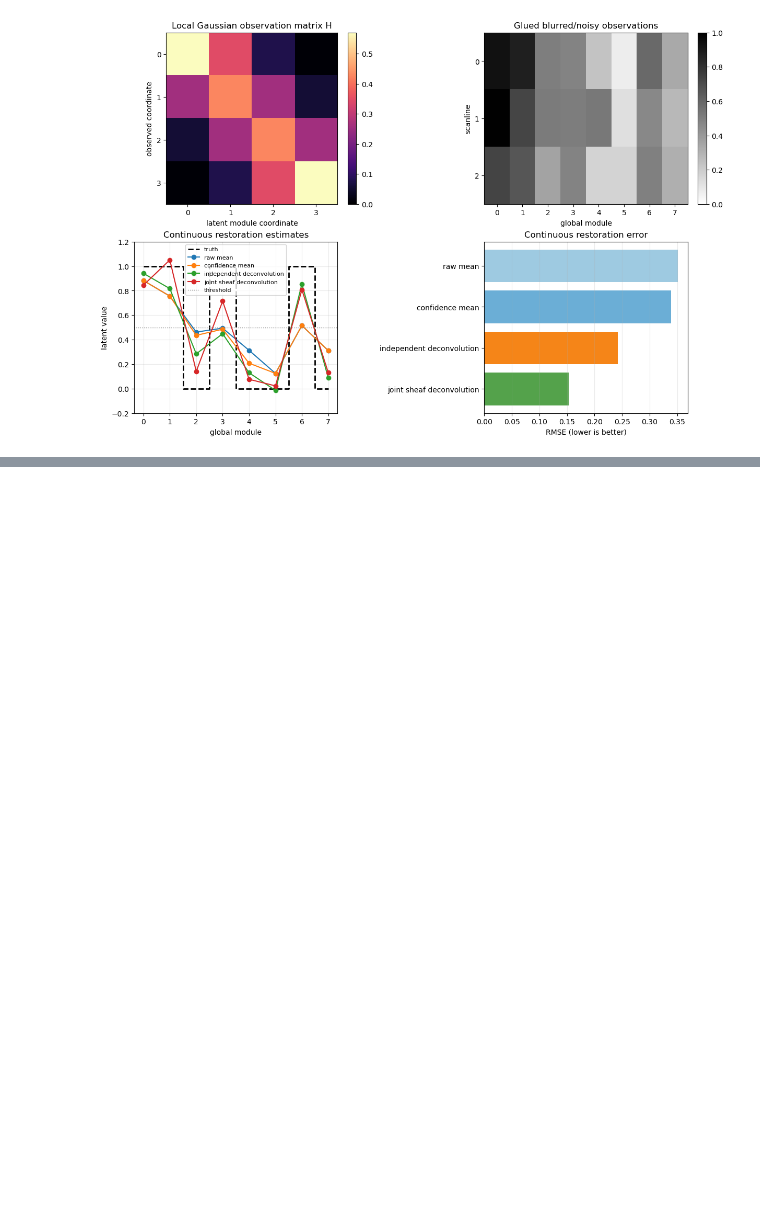
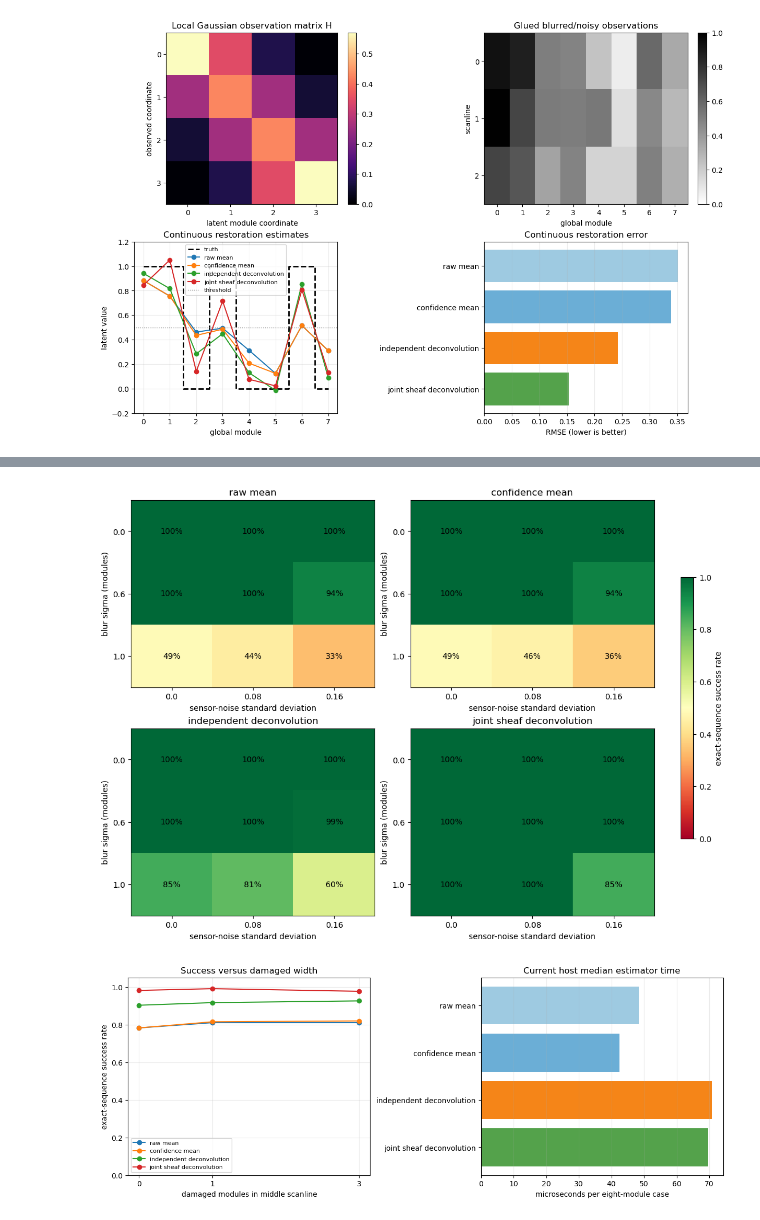
Before and after one commit to mikelandjelos/bayesian-barcode-restoration, a Jupyter notebook: research/notebooks/01_linear_cellular_sheaf.ipynb, the cells around one changed output, grey strips where cells are left out. Drawn from its saved outputs; the diff is of its cells as text; code cells hidden in the pictures; blank space fills up the shorter version.

```diff
--- a/research/notebooks/01_linear_cellular_sheaf.ipynb
+++ b/research/notebooks/01_linear_cellular_sheaf.ipynb
@@ -832,0 +1124,37 @@ This notebook intentionally stops here. The next gate, only after review, should
+# %%
+success_by_blur_noise = gate5_success.mean(axis=(3, 4))
+fig, axes = plt.subplots(2, 2, figsize=(11, 8), constrained_layout=True)
+for method_index, (method_name, ax) in enumerate(zip(gate5_method_names, axes.flat)):
+    values = success_by_blur_noise[method_index]
+    image_handle = ax.imshow(values, vmin=0, vmax=1, cmap='RdYlGn', aspect='auto')
+    for blur_index in range(len(gate5_blur_levels)):
+        for noise_index in range(len(gate5_noise_levels)):
+            ax.text(noise_index, blur_index, f'{values[blur_index, noise_index]:.0%}', ha='center', va='center')
+    ax.set(
+        title=method_name,
+        xlabel='sensor-noise standard deviation',
+        ylabel='blur sigma (modules)',
+        xticks=np.arange(len(gate5_noise_levels)),
+        xticklabels=gate5_noise_levels,
+        yticks=np.arange(len(gate5_blur_levels)),
+        yticklabels=gate5_blur_levels,
+    )
+fig.colorbar(image_handle, ax=axes, fraction=0.025, label='exact-sequence success rate')
+plt.show()
+
+success_by_damage = gate5_success.mean(axis=(1, 2, 4))
+fig, axes = plt.subplots(1, 2, figsize=(12, 4.5), constrained_layout=True)
+for method_index, method_name in enumerate(gate5_method_names):
+    axes[0].plot(gate5_damage_widths, success_by_damage[method_index], 'o-', label=method_name)
+axes[0].set(title='Success versus damaged width', xlabel='damaged modules in middle scanline', ylabel='exact-sequence success rate', xticks=gate5_damage_widths, ylim=(0, 1.05))
+axes[0].grid(alpha=0.25)
+axes[0].legend(fontsize=8)
+
+axes[1].barh(gate5_method_names, gate5_median_runtime_us, color=('#9ECAE1', '#6BAED6', '#F58518', '#54A24B'))
+axes[1].invert_yaxis()
+axes[1].set(title='Current host median estimator time', xlabel='microseconds per eight-module case')
+axes[1].grid(axis='x', alpha=0.25)
+plt.show()
+# %% [output]
+[figure, added]
+[figure, added]
```
Also changed, not shown: parts of 10 cells of this notebook, 2 other files.
